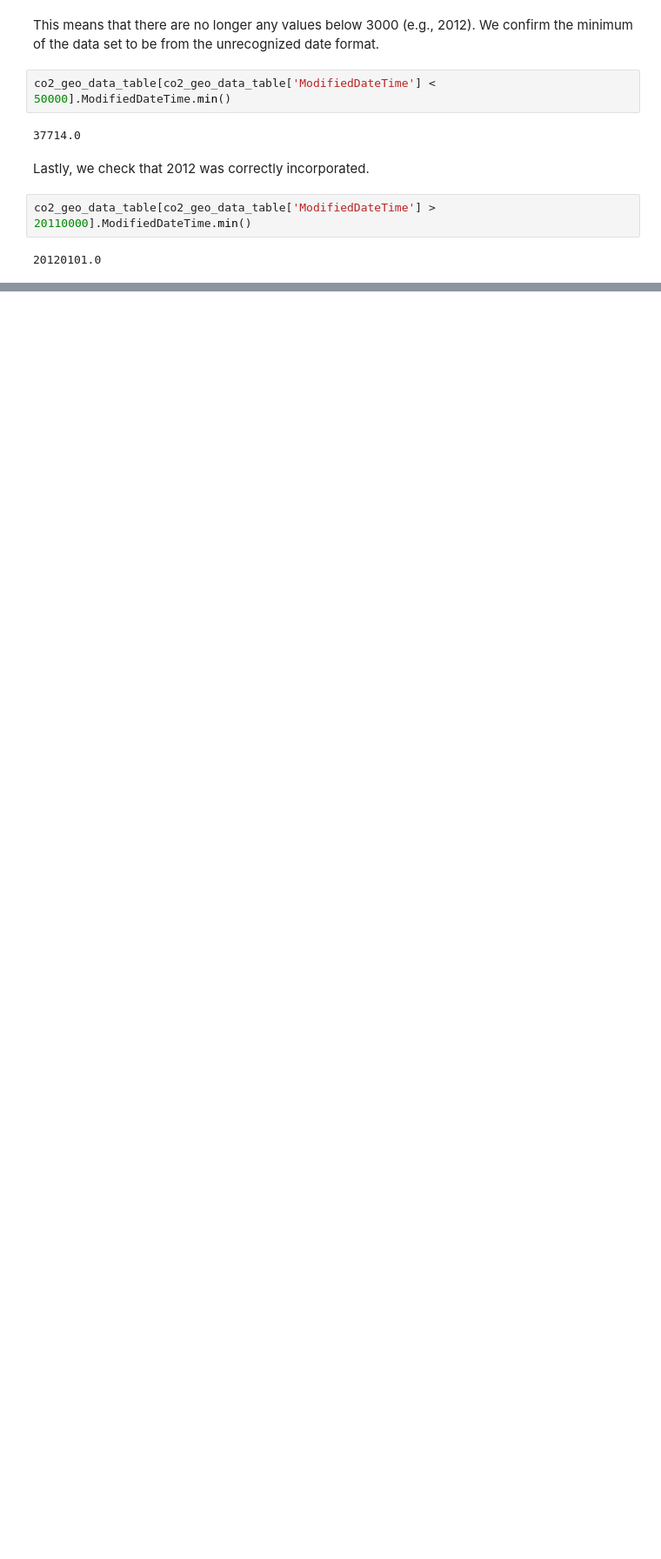
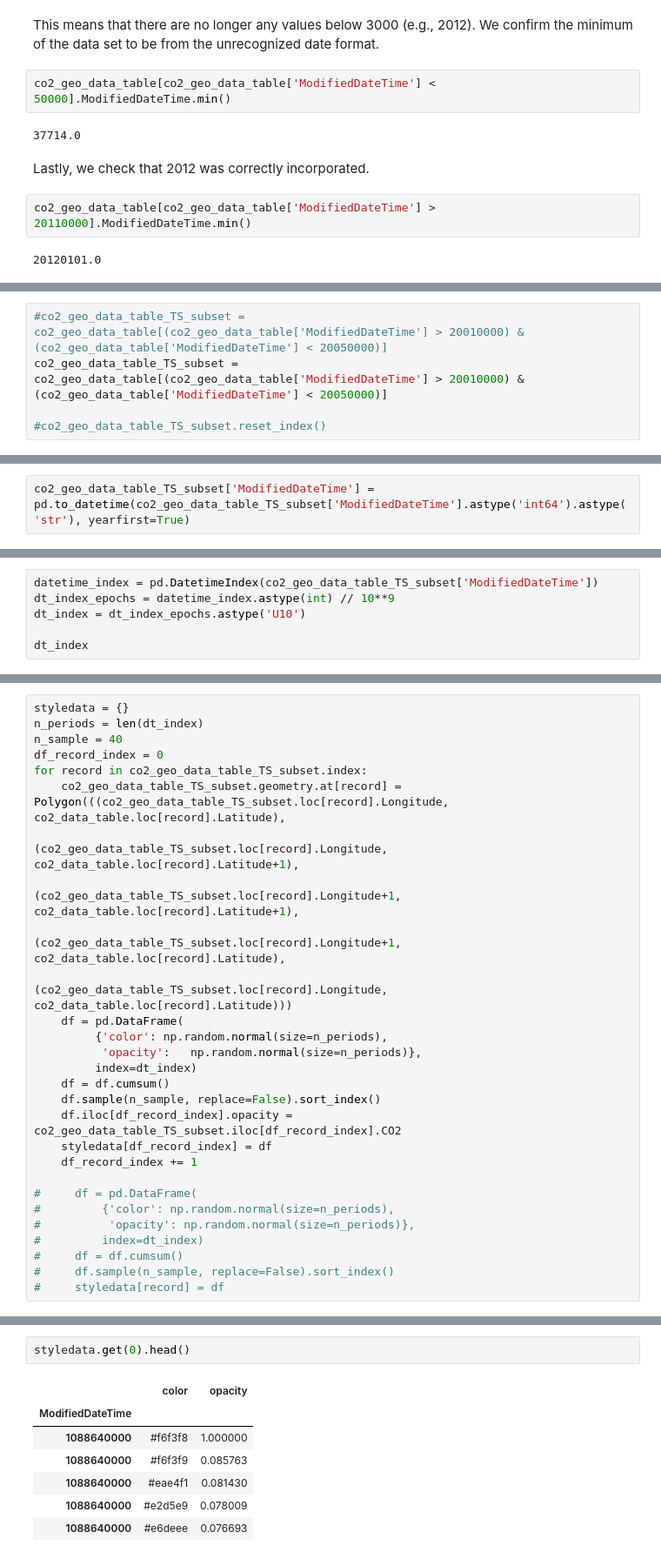
Before and after one commit to geohackweek/ghw2018_web_portal_inlandwater_co2, a Jupyter notebook: notebooks/InteractiveTimeSeries.ipynb, the cells around one changed output, grey strips where cells are left out. Shown at 87% size. Saved outputs shown, nothing was run; the diff lists cells and outputs as text; blank space fills up the shorter version.

Commit message:
getting  a working interactive time series

```diff
--- a/notebooks/InteractiveTimeSeries.ipynb
+++ b/notebooks/InteractiveTimeSeries.ipynb
@@ -299,0 +214,5 @@ m
+# %%
+#co2_geo_data_table_TS_subset = co2_geo_data_table[(co2_geo_data_table['ModifiedDateTime'] > 20010000) & (co2_geo_data_table['ModifiedDateTime'] < 20050000)]
+co2_geo_data_table_TS_subset = co2_geo_data_table[(co2_geo_data_table['ModifiedDateTime'] > 20010000) & (co2_geo_data_table['ModifiedDateTime'] < 20050000)]
+
+#co2_geo_data_table_TS_subset.reset_index()
@@ -299,0 +231,2 @@ m
+# %%
+co2_geo_data_table_TS_subset['ModifiedDateTime'] = pd.to_datetime(co2_geo_data_table_TS_subset['ModifiedDateTime'].astype('int64').astype('str'), yearfirst=True)
@@ -299,0 +239,6 @@ m
+# %%
+datetime_index = pd.DatetimeIndex(co2_geo_data_table_TS_subset['ModifiedDateTime'])
+dt_index_epochs = datetime_index.astype(int) // 10**9
+dt_index = dt_index_epochs.astype('U10')
+
+dt_index
@@ -299,0 +304,28 @@ m
+# %%
+styledata = {}
+n_periods = len(dt_index)
+n_sample = 40
+df_record_index = 0
+for record in co2_geo_data_table_TS_subset.index:
+    co2_geo_data_table_TS_subset.geometry.at[record] = Polygon(((co2_geo_data_table_TS_subset.loc[record].Longitude, co2_data_table.loc[record].Latitude),
+                                                                (co2_geo_data_table_TS_subset.loc[record].Longitude, co2_data_table.loc[record].Latitude+1),
+                                                                (co2_geo_data_table_TS_subset.loc[record].Longitude+1, co2_data_table.loc[record].Latitude+1),
+                                                                (co2_geo_data_table_TS_subset.loc[record].Longitude+1, co2_data_table.loc[record].Latitude),
+                                                                (co2_geo_data_table_TS_subset.loc[record].Longitude, co2_data_table.loc[record].Latitude)))
+    df = pd.DataFrame(
+         {'color': np.random.normal(size=n_periods),
+          'opacity':   np.random.normal(size=n_periods)},
+         index=dt_index)
+    df = df.cumsum()
+    df.sample(n_sample, replace=False).sort_index()
+    df.iloc[df_record_index].opacity = co2_geo_data_table_TS_subset.iloc[df_record_index].CO2
+    styledata[df_record_index] = df
+    df_record_index += 1
+
+#     df = pd.DataFrame(
+#         {'color': np.random.normal(size=n_periods),
+#          'opacity': np.random.normal(size=n_periods)},
+#         index=dt_index)
+#     df = df.cumsum()
+#     df.sample(n_sample, replace=False).sort_index()
+#     styledata[record] = df
@@ -299,0 +373,10 @@ m
+# %%
+styledata.get(0).head()
+# %% [output]
+|  | color | opacity |
+| ModifiedDateTime |  |  |
+| 1088640000 | #f6f3f8 | 1.000000 |
+| 1088640000 | #f6f3f9 | 0.085763 |
+| 1088640000 | #eae4f1 | 0.081430 |
+| 1088640000 | #e2d5e9 | 0.078009 |
+| 1088640000 | #e6deee | 0.076693 |
```
Also changed, not shown: parts of 56 cells of this notebook, 1 other file.
